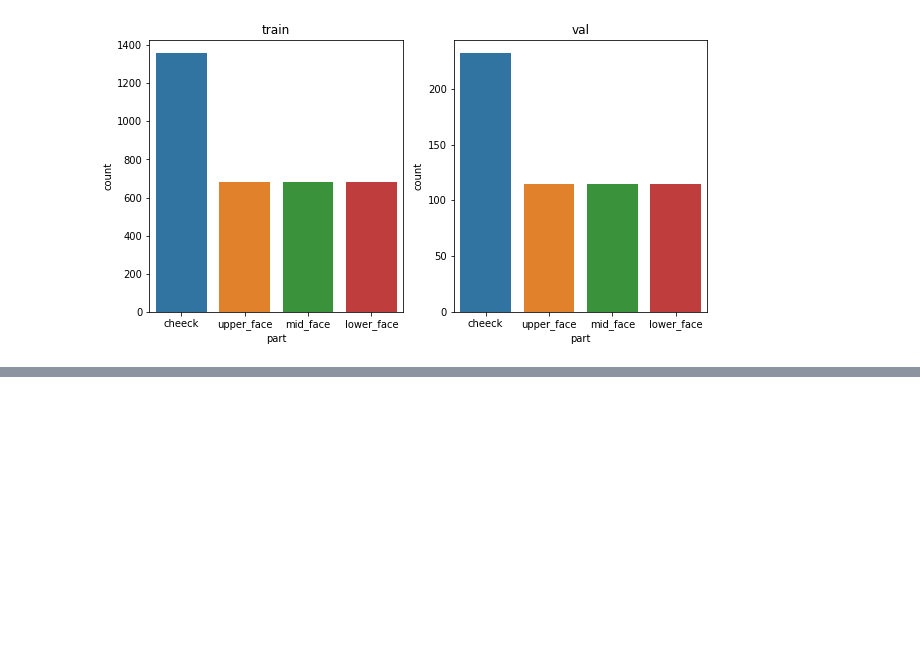
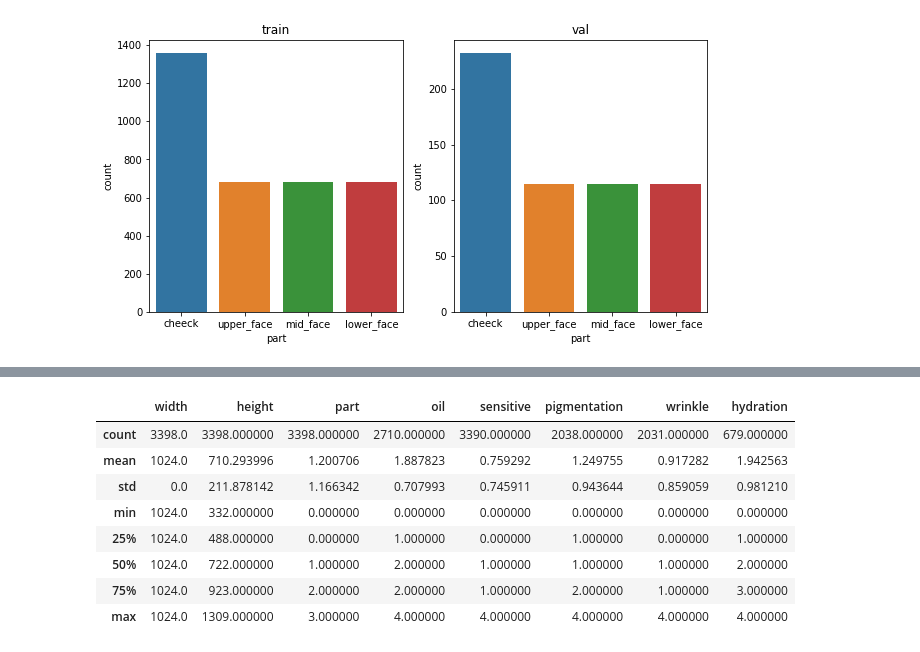
Before and after one commit to boostcampaitech3/final-project-level3-cv-07, a Jupyter notebook: EDA/EDA_ARTLAB.ipynb, the cells around one changed output, grey strips where cells are left out. Saved outputs shown, nothing was run; the diff lists cells and outputs as text; code cells hidden in the pictures; blank space fills up the shorter version.

```diff
--- a/EDA/EDA_ARTLAB.ipynb
+++ b/EDA/EDA_ARTLAB.ipynb
@@ -219,3 +226,26 @@ for part in [0,1,2,3]:
 [figure]
 [figure]
 [figure]
+# %%
+corr_train = train_df.copy()
+for i in range(len(train_df)):
+    for cat in ['oil','sensitive','pigmentation','wrinkle','hydration']:
+        if train_df[cat][i] < 0:
+            corr_train[cat][i] = None
+corr_val = val_df.copy()
+for i in range(len(val_df)):
+    for cat in ['oil','sensitive','pigmentation','wrinkle','hydration']:
+        if val_df[cat][i] < 0:
+            corr_val[cat][i] = None
+# %%
+corr_train.describe()
+# %% [output]
+|  | width | height | part | oil | sensitive | pigmentation | wrinkle | hydration |
+| count | 3398.0 | 3398.000000 | 3398.000000 | 2710.000000 | 3390.000000 | 2038.000000 | 2031.000000 | 679.000000 |
+| mean | 1024.0 | 710.293996 | 1.200706 | 1.887823 | 0.759292 | 1.249755 | 0.917282 | 1.942563 |
+| std | 0.0 | 211.878142 | 1.166342 | 0.707993 | 0.745911 | 0.943644 | 0.859059 | 0.981210 |
+| min | 1024.0 | 332.000000 | 0.000000 | 0.000000 | 0.000000 | 0.000000 | 0.000000 | 0.000000 |
+| 25% | 1024.0 | 488.000000 | 0.000000 | 1.000000 | 0.000000 | 1.000000 | 0.000000 | 1.000000 |
+| 50% | 1024.0 | 722.000000 | 1.000000 | 2.000000 | 1.000000 | 1.000000 | 1.000000 | 2.000000 |
+| 75% | 1024.0 | 923.000000 | 2.000000 | 2.000000 | 1.000000 | 2.000000 | 1.000000 | 3.000000 |
+| max | 1024.0 | 1309.000000 | 3.000000 | 4.000000 | 4.000000 | 4.000000 | 4.000000 | 4.000000 |
```
Also changed, not shown: parts of 11 cells of this notebook.
